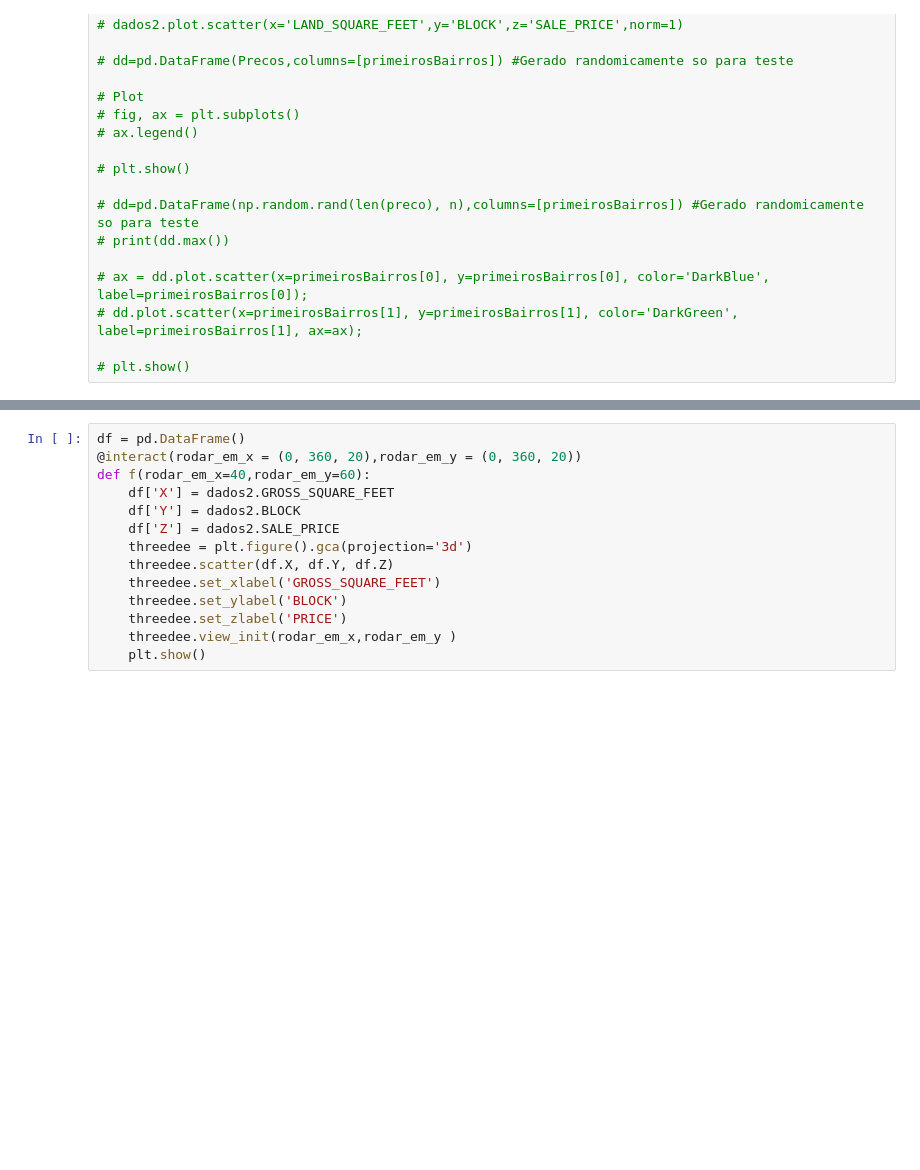
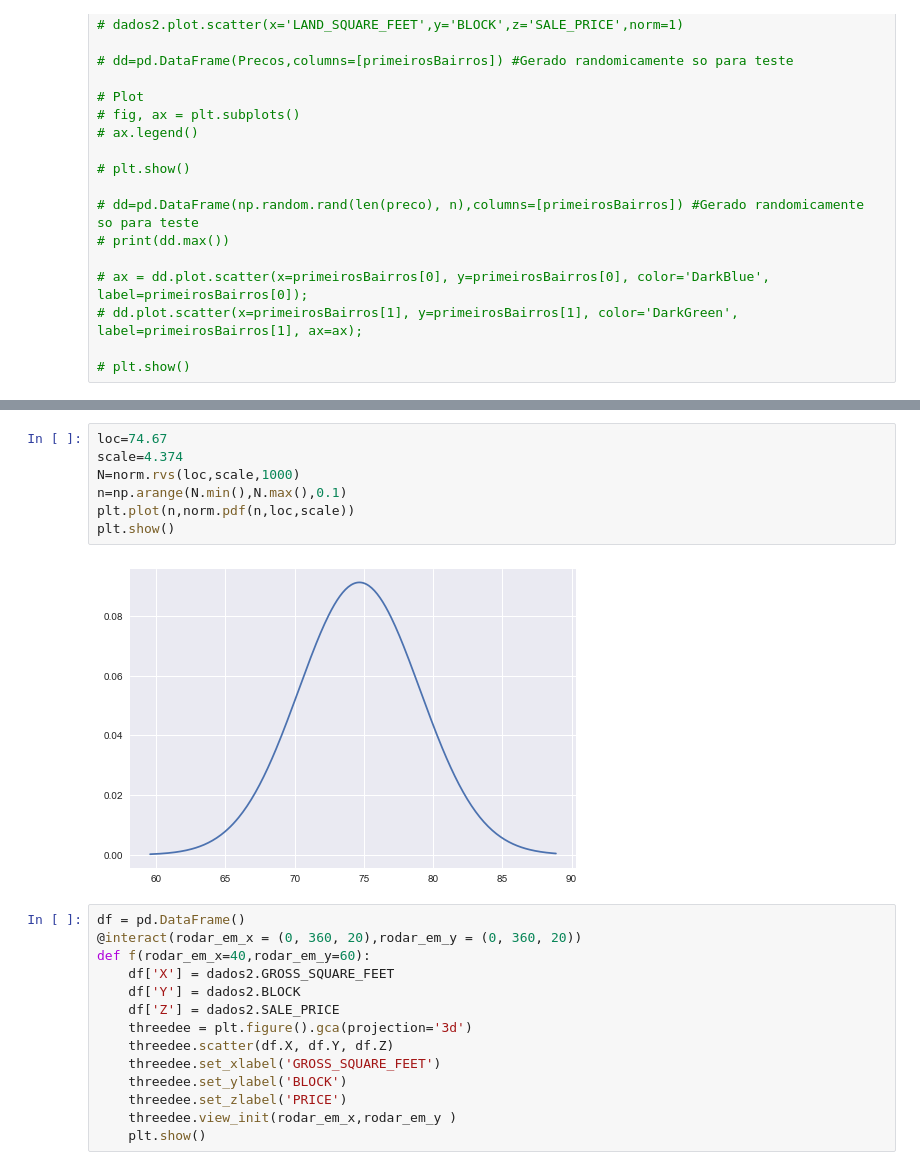
Before and after one commit to AntonioAndraues/Pj3_Ciencia_dos_Dados, a Jupyter notebook: Projeto+3+ (1).ipynb, the cells around one changed output, grey strips where cells are left out. Cells and saved outputs as stored; diff of their text form; blank space fills up the shorter version.

```diff
--- a/Projeto+3+ (1).ipynb
+++ b/Projeto+3+ (1).ipynb
@@ -147,3 +224,12 @@ plt.show()
+# %%
+loc=74.67
+scale=4.374
+N=norm.rvs(loc,scale,1000)
+n=np.arange(N.min(),N.max(),0.1)
+plt.plot(n,norm.pdf(n,loc,scale))
+plt.show()
+# %% [output]
+[figure, added]
 # %%
 df = pd.DataFrame()
 @interact(rodar_em_x = (0, 360, 20),rodar_em_y = (0, 360, 20))
```
Also changed, not shown: parts of 9 cells of this notebook.
